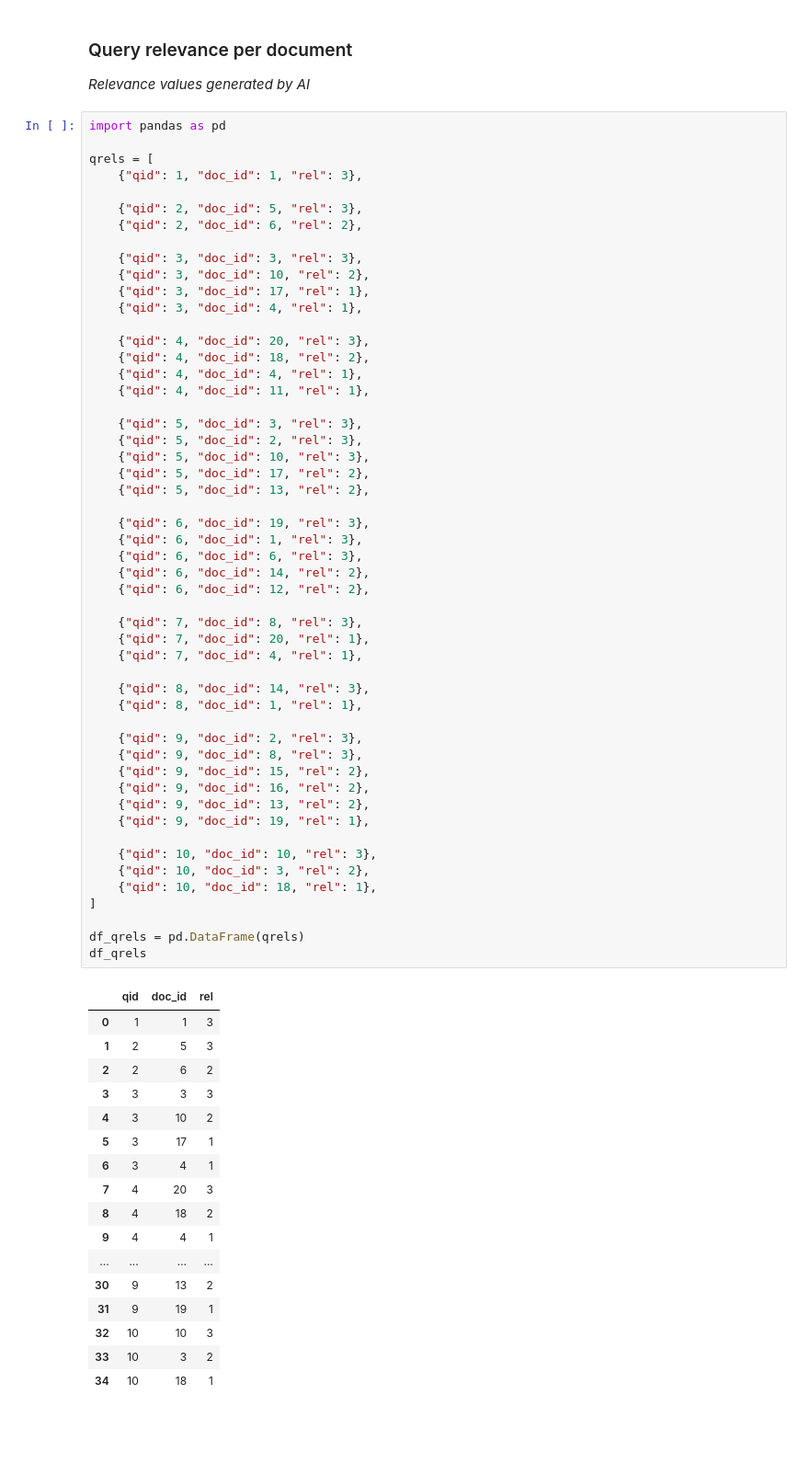
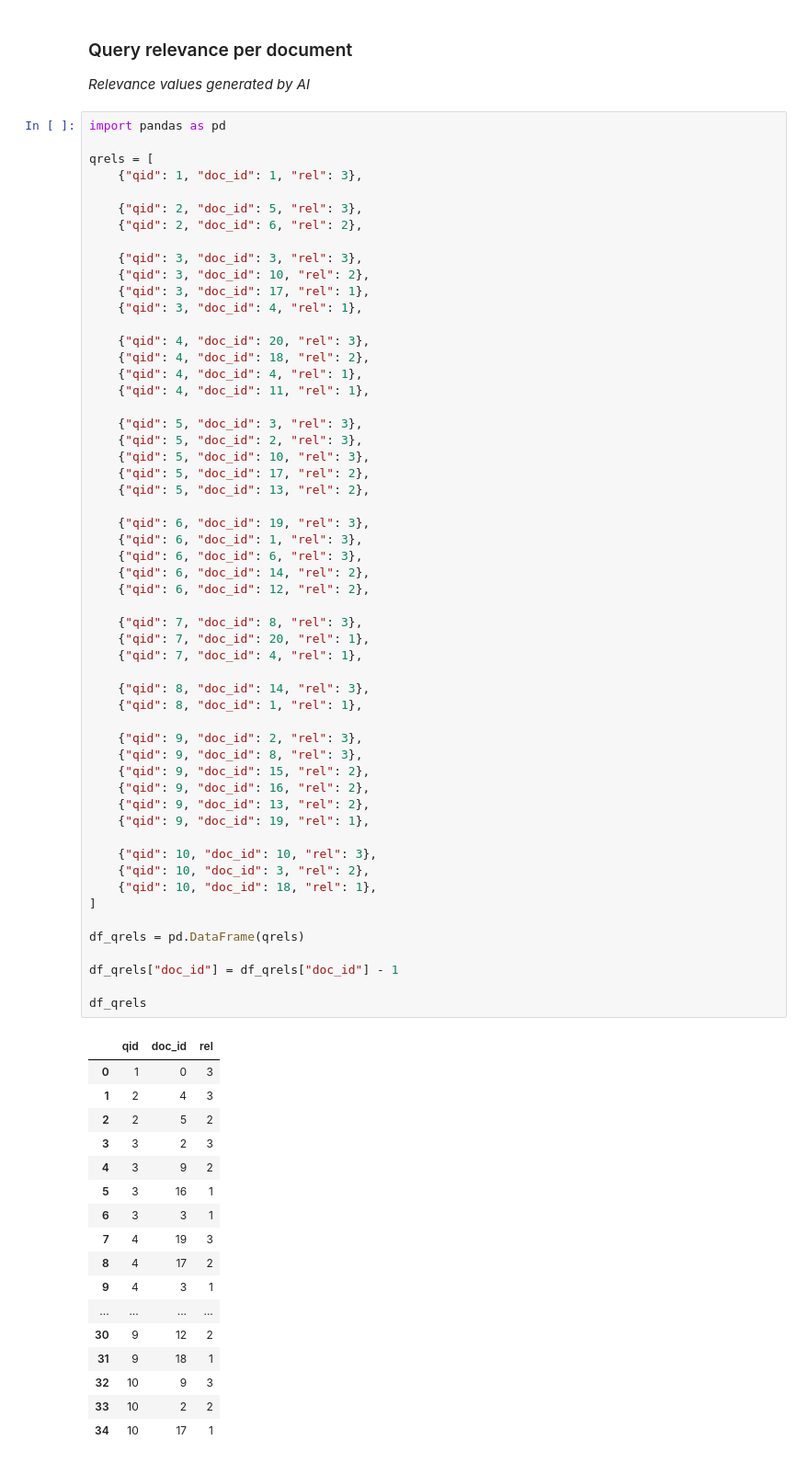
Before and after one commit to nunollages/IPAI, a Jupyter notebook: Code.ipynb, the cells around one changed output. Shown at 92% size. Drawn from its saved outputs; the diff is of its cells as text; blank space fills up the shorter version.

```diff
--- a/Code.ipynb
+++ b/Code.ipynb
@@ -1357,46 +1358,49 @@ qrels = [
 
     {"qid": 6, "doc_id": 19, "rel": 3},
     {"qid": 6, "doc_id": 1, "rel": 3},
     {"qid": 6, "doc_id": 6, "rel": 3},
     {"qid": 6, "doc_id": 14, "rel": 2},
     {"qid": 6, "doc_id": 12, "rel": 2},
 
     {"qid": 7, "doc_id": 8, "rel": 3},
     {"qid": 7, "doc_id": 20, "rel": 1},
     {"qid": 7, "doc_id": 4, "rel": 1},
 
     {"qid": 8, "doc_id": 14, "rel": 3},
     {"qid": 8, "doc_id": 1, "rel": 1},
 
     {"qid": 9, "doc_id": 2, "rel": 3},
     {"qid": 9, "doc_id": 8, "rel": 3},
     {"qid": 9, "doc_id": 15, "rel": 2},
     {"qid": 9, "doc_id": 16, "rel": 2},
     {"qid": 9, "doc_id": 13, "rel": 2},
     {"qid": 9, "doc_id": 19, "rel": 1},
 
     {"qid": 10, "doc_id": 10, "rel": 3},
     {"qid": 10, "doc_id": 3, "rel": 2},
     {"qid": 10, "doc_id": 18, "rel": 1},
 ]
 
 df_qrels = pd.DataFrame(qrels)
+
+df_qrels["doc_id"] = df_qrels["doc_id"] - 1
+
 df_qrels
 # %% [output]
 |  | qid | doc_id | rel |
-| 0 | 1 | 1 | 3 |
-| 1 | 2 | 5 | 3 |
-| 2 | 2 | 6 | 2 |
-| 3 | 3 | 3 | 3 |
-| 4 | 3 | 10 | 2 |
-| 5 | 3 | 17 | 1 |
-| 6 | 3 | 4 | 1 |
-| 7 | 4 | 20 | 3 |
-| 8 | 4 | 18 | 2 |
-| 9 | 4 | 4 | 1 |
+| 0 | 1 | 0 | 3 |
+| 1 | 2 | 4 | 3 |
+| 2 | 2 | 5 | 2 |
+| 3 | 3 | 2 | 3 |
+| 4 | 3 | 9 | 2 |
+| 5 | 3 | 16 | 1 |
+| 6 | 3 | 3 | 1 |
+| 7 | 4 | 19 | 3 |
+| 8 | 4 | 17 | 2 |
+| 9 | 4 | 3 | 1 |
 | ... | ... | ... | ... |
-| 30 | 9 | 13 | 2 |
-| 31 | 9 | 19 | 1 |
-| 32 | 10 | 10 | 3 |
-| 33 | 10 | 3 | 2 |
-| 34 | 10 | 18 | 1 |
+| 30 | 9 | 12 | 2 |
+| 31 | 9 | 18 | 1 |
+| 32 | 10 | 9 | 3 |
+| 33 | 10 | 2 | 2 |
+| 34 | 10 | 17 | 1 |
```
Also changed, not shown: parts of 10 cells of this notebook.
